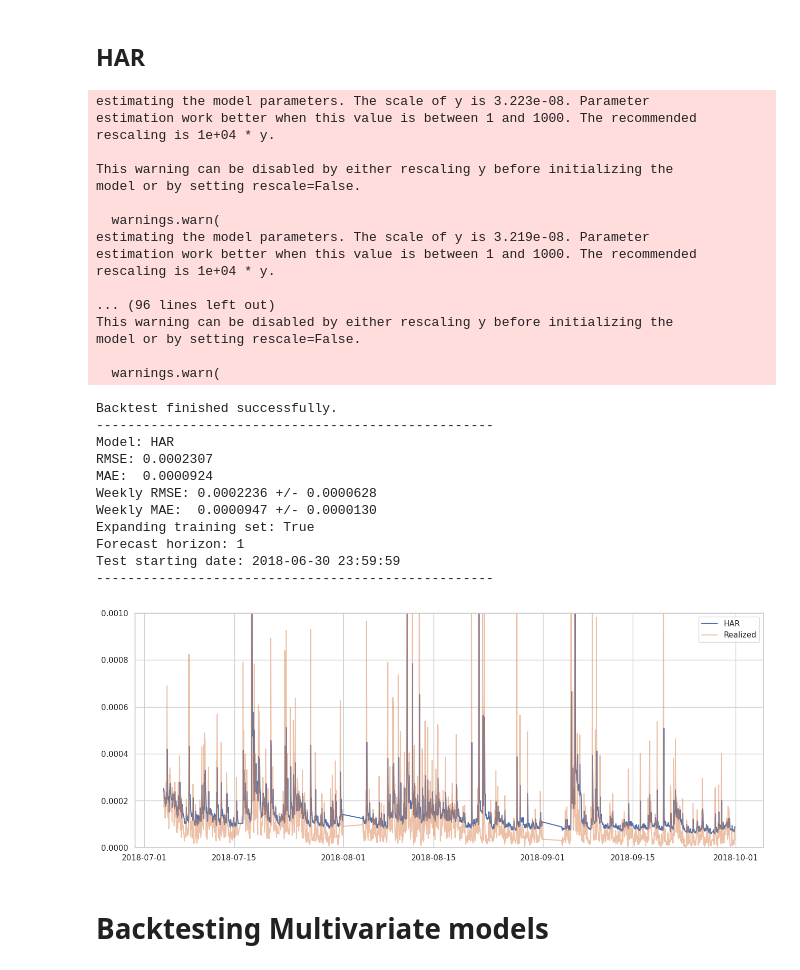
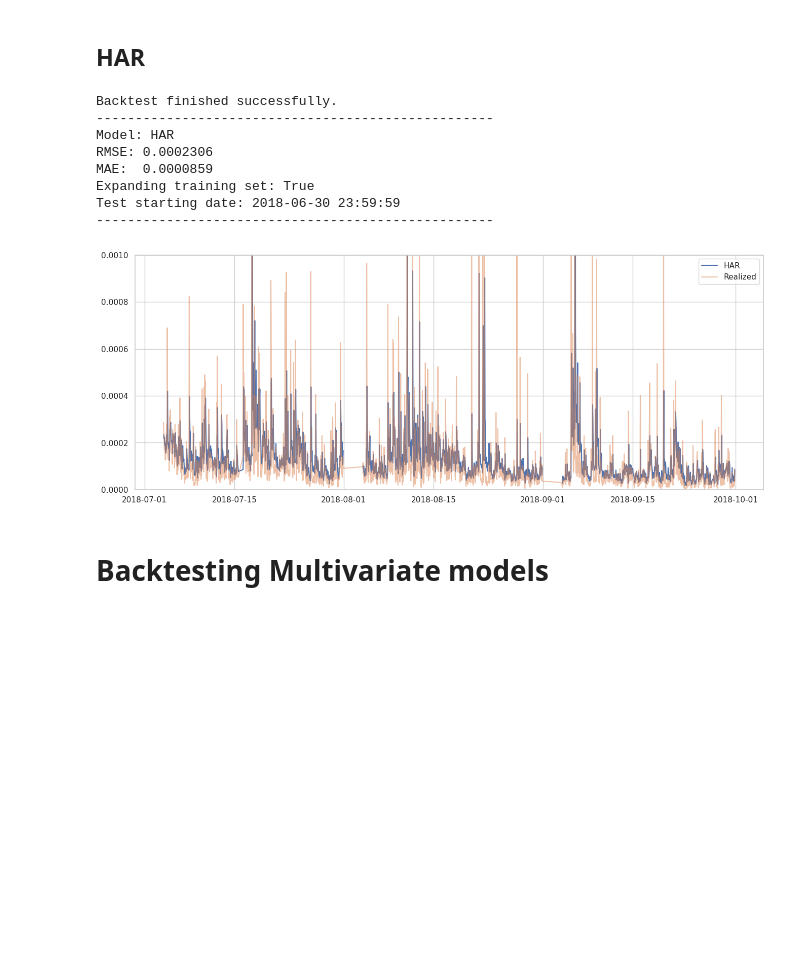
Before and after one commit to v-buchkov/mlfcs, a Jupyter notebook: experiments/miro/3.3-mz-test-bnchmrks-expanding.ipynb, the cells around one changed output. Saved outputs shown, nothing was run; the diff lists cells and outputs as text; code cells hidden in the pictures; blank space fills up the shorter version.

Commit message:
[update] final version of preprocessing, model development and backtesting

```diff
--- a/experiments/miro/3.3-mz-test-bnchmrks-expanding.ipynb
+++ b/experiments/miro/3.3-mz-test-bnchmrks-expanding.ipynb
@@ -89,4 +156,7 @@ Index(['vol', 'ret', 'log_vol', 'vol_lag1', 'vol_lag2', 'vol_lag3', 'vol_lag4',
       dtype='object')
+# %%
+output_template = pd.read_csv(data_path / "btc" / "output_template.csv", index_col=0)
+output_template.index = pd.to_datetime(output_template.index)
 # %%
 IS_EXPANDING = True
 suffix = "expanding" if IS_EXPANDING else "rolling"
@@ -97,6 +167,7 @@ init_training_vola = dataset.loc[:LAST_TRAINING_DATE]
 # %%
 backtester = BenchmarkBacktester(
     dataset=dataset,
+    output_template=output_template,
     last_train_date=LAST_TRAINING_DATE,
     is_training_expanded=IS_EXPANDING,
     lookback=LOOK_BACK,
@@ -290,37 +774,17 @@ from arch.univariate.distribution import (
 # %%
-backtest_results_har = backtester.backtest(HAR,
-    hyperparams={'lags':[1, 6, 24], 'distribution': Normal()},
-    is_multivariate=False)
+backtest_results_har = backtester.backtest(HARX,
+    hyperparams={'lags':[1, 6, 24], 'l2':0.0, 'is_weighted': False},
+    use_ob_feats=False, use_log_y=True)
 # %% [output]
-estimating the model parameters. The scale of y is 3.223e-08. Parameter
-estimation work better when this value is between 1 and 1000. The recommended
-rescaling is 1e+04 * y.
-
-This warning can be disabled by either rescaling y before initializing the
-model or by setting rescale=False.
-
-  warnings.warn(
-estimating the model parameters. The scale of y is 3.219e-08. Parameter
-estimation work better when this value is between 1 and 1000. The recommended
-rescaling is 1e+04 * y.
-
-... (96 lines left out)
-This warning can be disabled by either rescaling y before initializing the
-model or by setting rescale=False.
-
-  warnings.warn(
+Backtest finished successfully.
+---------------------------------------------------
+Model: HAR
+RMSE: 0.0002306
+MAE:  0.0000859
+Expanding training set: True
+Test starting date: 2018-06-30 23:59:59
+---------------------------------------------------
-Backtest finished successfully.
----------------------------------------------------
-Model: HAR
-RMSE: 0.0002307
-MAE:  0.0000924
-Weekly RMSE: 0.0002236 +/- 0.0000628
-Weekly MAE:  0.0000947 +/- 0.0000130
-Expanding training set: True
-Forecast horizon: 1
-Test starting date: 2018-06-30 23:59:59
----------------------------------------------------
-[figure, old version]
+[figure, new version]
 # %%
 backtest_results_har.forecasts.to_csv(
     data_path / "output" / "benchmark_backtest" / f"har_{suffix}.csv",
```
Also changed, not shown: parts of 25 cells of this notebook, 7 other files.
